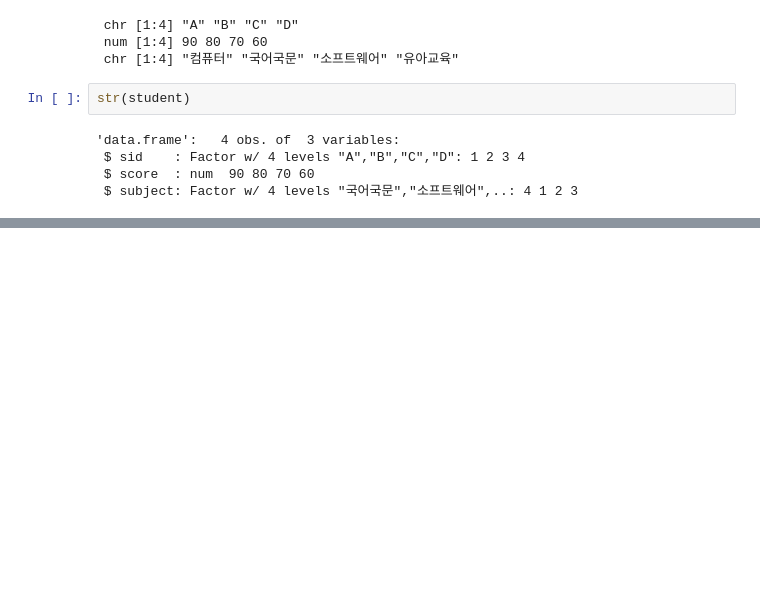
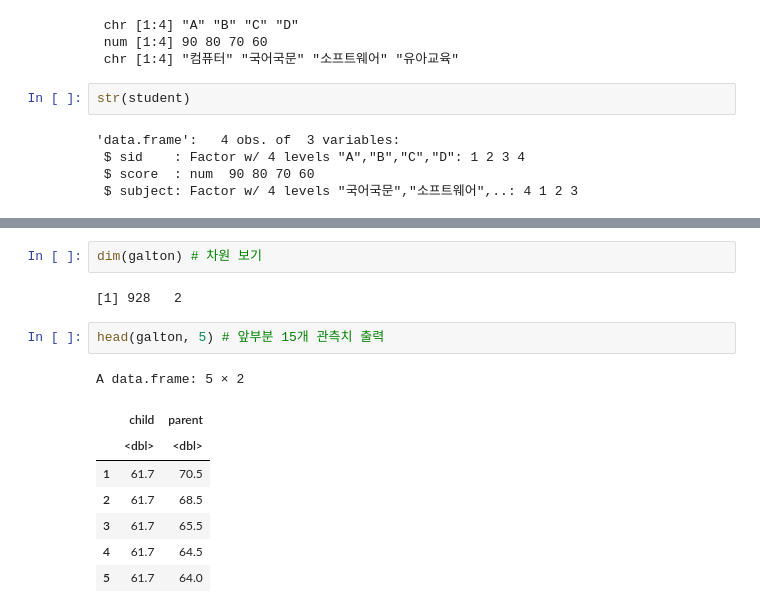
Before and after one commit to gyujin0450/RPRG, a Jupyter notebook: p71_DataFrame.ipynb, the cells around one changed output, grey strips where cells are left out. Drawn from its saved outputs; the diff is of its cells as text; blank space fills up the shorter version.

```diff
--- a/p71_DataFrame.ipynb
+++ b/p71_DataFrame.ipynb
@@ -203,0 +246,15 @@ str(student)
+# %%
+dim(galton) # 차원 보기
+# %% [output]
+[1] 928   2
+# %%
+head(galton, 5) # 앞부분 15개 관측치 출력
+# %% [output]
+A data.frame: 5 × 2
+|  | child | parent |
+|  | <dbl> | <dbl> |
+| 1 | 61.7 | 70.5 |
+| 2 | 61.7 | 68.5 |
+| 3 | 61.7 | 65.5 |
+| 4 | 61.7 | 64.5 |
+| 5 | 61.7 | 64.0 |
```
Also changed, not shown: parts of 3 cells of this notebook.
